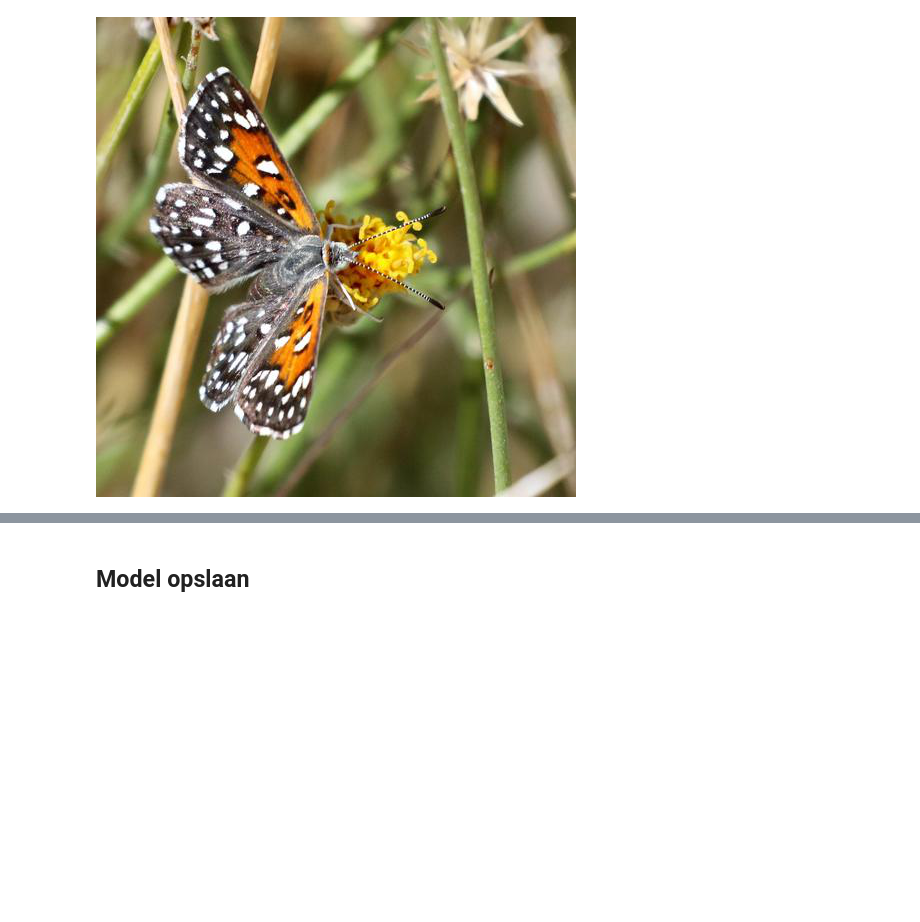
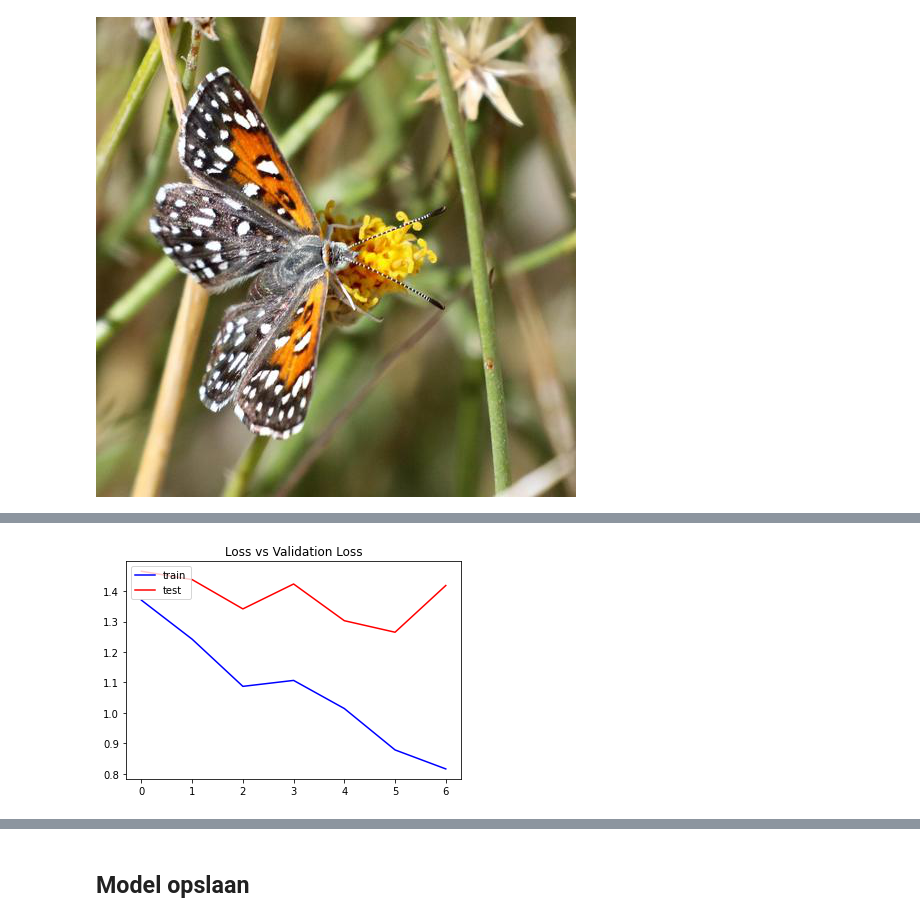
Before and after one commit to Xevro/CNN-butterfly-classification, a Jupyter notebook: HomeworkCNN.ipynb, the cells around one changed output, grey strips where cells are left out. Drawn from its saved outputs; the diff is of its cells as text; code cells hidden in the pictures; blank space fills up the shorter version.

```diff
--- a/HomeworkCNN.ipynb
+++ b/HomeworkCNN.ipynb
@@ -496,0 +561,4 @@ plot_history('loss', 'val_loss', 'Loss vs Validation Loss')
+# %%
+plot_augumented_history('loss', 'val_loss', 'Loss vs Validation Loss')
+# %% [output]
+[figure, added]
```
Also changed, not shown: parts of 72 cells of this notebook, 11 other files.
